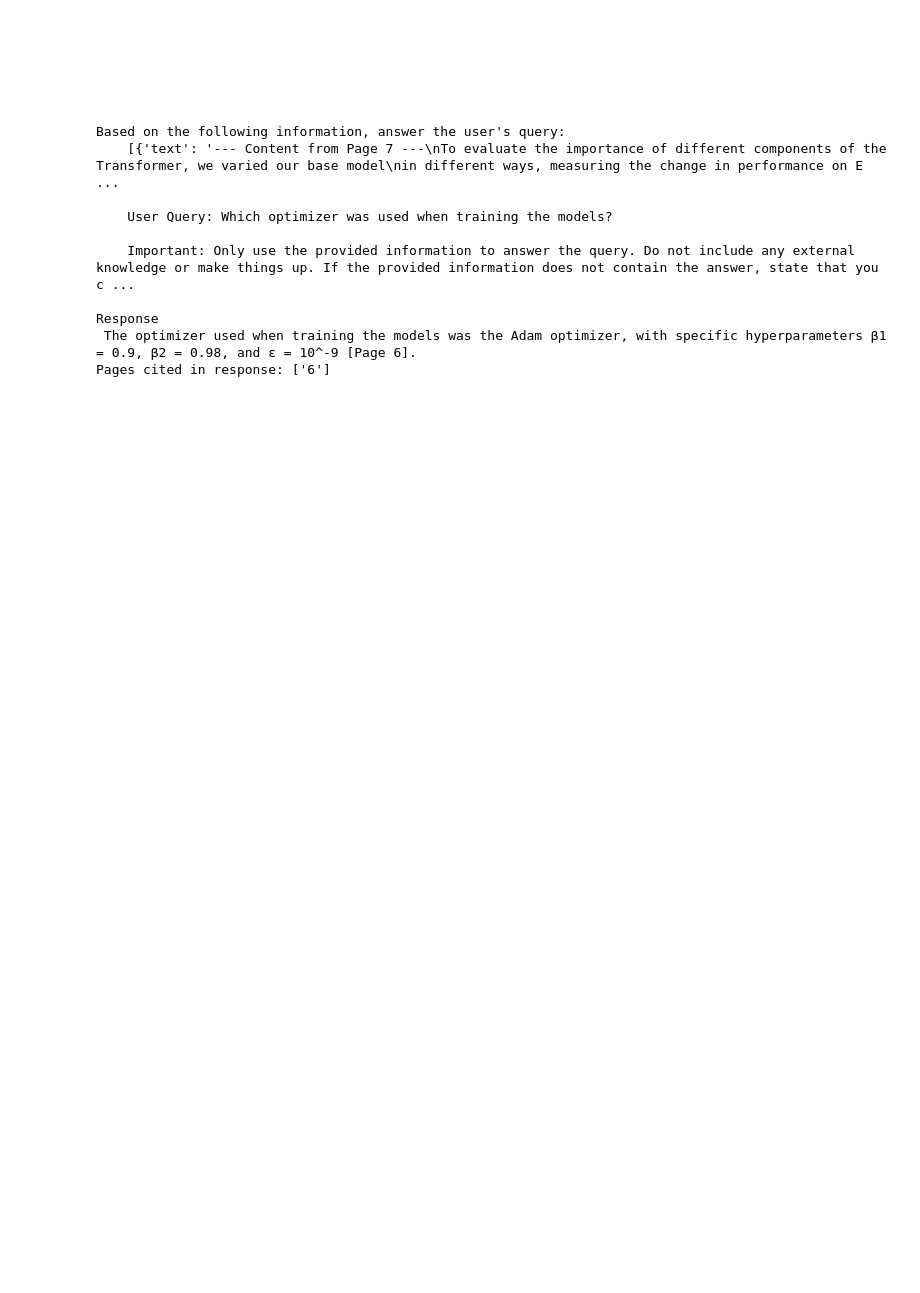
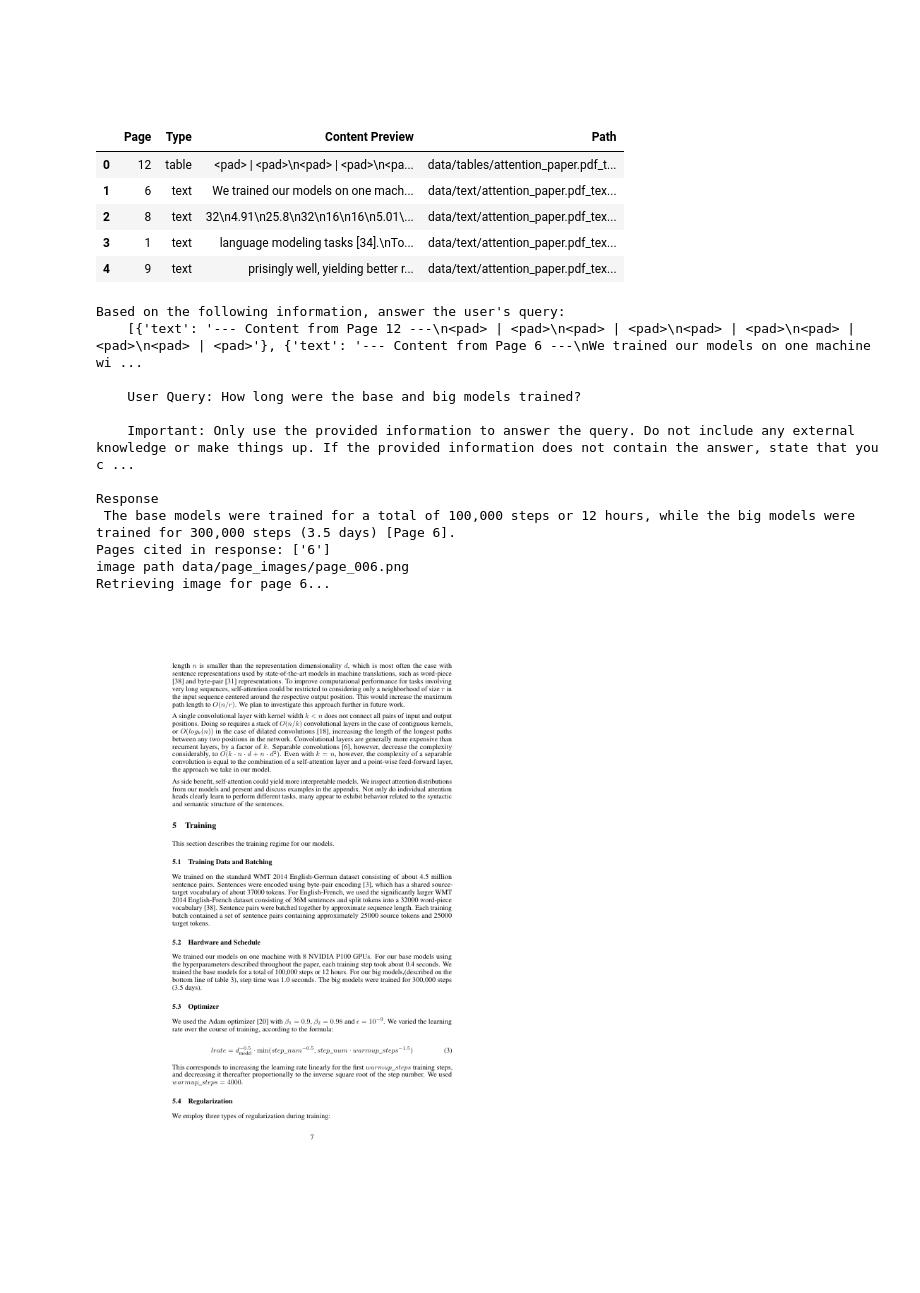
Before and after one commit to richa0709-coder/fcc-ai-engineering-aws, a Jupyter notebook: 03-multimodal-rag/01_Multi_modal_RAG_Amazon_Bedrock_Nova.ipynb, the cells around one changed output. Saved outputs shown, nothing was run; the diff lists cells and outputs as text; code cells hidden in the pictures; blank space fills up the shorter version.

```diff
--- a/03-multimodal-rag/01_Multi_modal_RAG_Amazon_Bedrock_Nova.ipynb
+++ b/03-multimodal-rag/01_Multi_modal_RAG_Amazon_Bedrock_Nova.ipynb
@@ -631,5 +652,7 @@ other_queries = ["How long were the base and big models trained?",
 # %%
-query = other_queries[1] # Replace with any query from the list above
+from IPython.display import display # Ensure display is imported here
+
+query = other_queries[0] # Replace with any query from the list above
 
 # Generate embeddings for the query
 query_embedding = generate_multimodal_embeddings(prompt=query,output_embedding_length=embedding_vector_dimension)
@@ -641,40 +664,48 @@ distances, result = index.search(np.array(query_embedding, dtype=np.float32).res
 matched_items = [{k: v for k, v in items[index].items() if k != 'embedding'} for index in result.flatten()]
 
 #display matched_items
-
-# Create a pandas DataFrame
-
-matched_items_df = pd.DataFrame(matched_items)
+matched_items_df = pd.DataFrame(displayAsTable(matched_items))
 
 # Display the DataFrame
 display(matched_items_df)
 
 # Generate RAG response with Amazon Nova
 response = invoke_nova_multimodal(query, matched_items)
 
 # Display the response
-display.Markdown(response)
+#display.Markdown(response)
 
 print("Response\n", response)
 #display.Markdown(response)
 
 # Example: Simple parsing for [Page X] format
 pages_cited = []
 import re
 page_matches = re.findall(r'\[Page (\d+)\]', response)
 pages_cited.extend(page_matches)
 
 # You can add more sophisticated parsing if the model's citation format is different
 
 print(f"Pages cited in response: {list(set(pages_cited))}") # Print unique pages
+
+retrieve_page_images(pages_cited)
 # %% [output]
+|  | Page | Type | Content Preview | Path |
+| 0 | 12 | table | <pad> | <pad>\n<pad> | <pad>\n<pa... | data/tables/attention_paper.pdf_t... |
+| 1 | 6 | text | We trained our models on one mach... | data/text/attention_paper.pdf_tex... |
+| 2 | 8 | text | 32\n4.91\n25.8\n32\n16\n16\n5.01\... | data/text/attention_paper.pdf_tex... |
+| 3 | 1 | text | language modeling tasks [34].\nTo... | data/text/attention_paper.pdf_tex... |
+| 4 | 9 | text | prisingly well, yielding better r... | data/text/attention_paper.pdf_tex... |
 Based on the following information, answer the user's query:
-    [{'text': '--- Content from Page 7 ---\nTo evaluate the importance of different components of the Transformer, we varied our base model\nin different ways, measuring the change in performance on E ...
+    [{'text': '--- Content from Page 12 ---\n<pad> | <pad>\n<pad> | <pad>\n<pad> | <pad>\n<pad> | <pad>\n<pad> | <pad>'}, {'text': '--- Content from Page 6 ---\nWe trained our models on one machine wi ...
 
-    User Query: Which optimizer was used when training the models?
+    User Query: How long were the base and big models trained?
 
     Important: Only use the provided information to answer the query. Do not include any external knowledge or make things up. If the provided information does not contain the answer, state that you c ...
 
 Response
- The optimizer used when training the models was the Adam optimizer, with specific hyperparameters β1 = 0.9, β2 = 0.98, and ε = 10^-9 [Page 6].
+ The base models were trained for a total of 100,000 steps or 12 hours, while the big models were trained for 300,000 steps (3.5 days) [Page 6].
 Pages cited in response: ['6']
+image path data/page_images/page_006.png
+Retrieving image for page 6...
+[figure, added]
```
Also changed, not shown: parts of 5 cells of this notebook.
